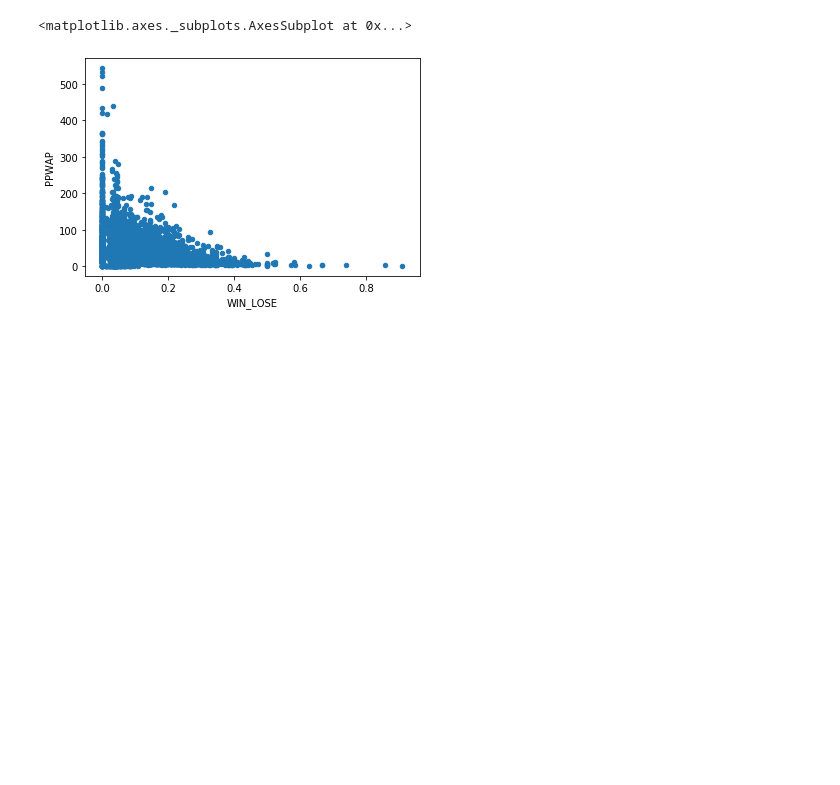
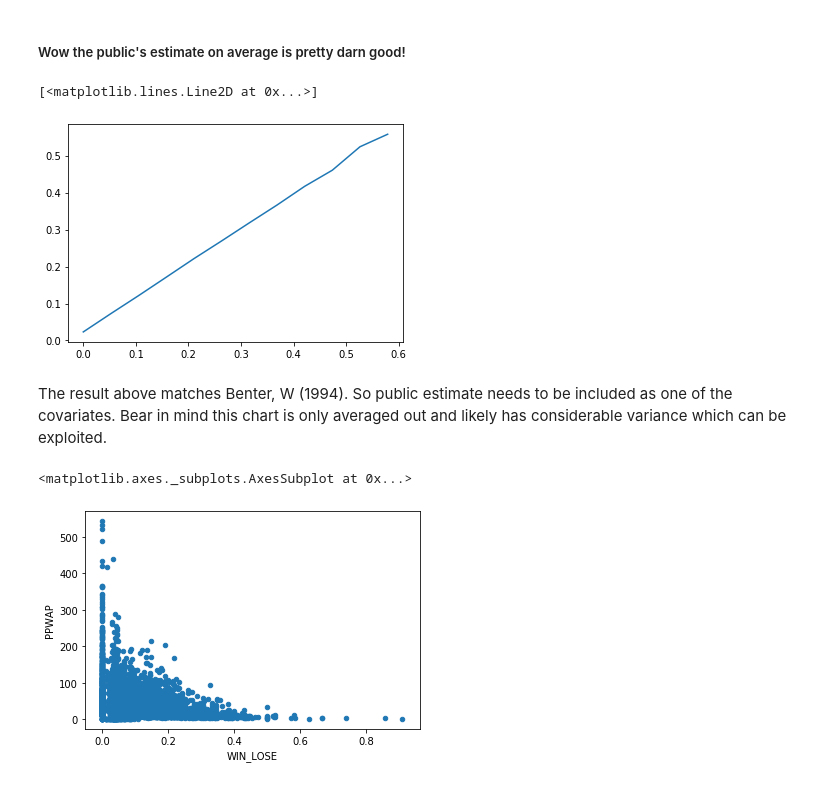
Before and after one commit to raphay3l/horses, a Jupyter notebook: EDA.ipynb, the cells around one changed output. Cells and saved outputs as stored; diff of their text form; code cells hidden in the pictures; blank space fills up the shorter version.

```diff
--- a/EDA.ipynb
+++ b/EDA.ipynb
@@ -69,0 +42,11 @@ df.loc[df['Horse'] == horse].sort_values(['Date']).tail(10)[['Date', 'Track','Be
+# %%
+dfclean = df.loc[df['Betfair SP'] > 0]
+dfclean['prob'] = 1/dfclean['Betfair SP']
+
+nbuckets = 20
+dfclean['buckets'] = pd.cut(dfclean['prob'], nbuckets, labels=False)
+dictionary = dict(zip([i for i in range(nbuckets)], np.linspace(0,1, num = nbuckets)))
+dfclean['buckets'] = dfclean['buckets'].map(dictionary)
+dfclean['win'] = (dfclean['Place'] == '1')*1
+dfclean = dfclean.loc[dfclean.buckets < 0.6] # Only consider up to 0.6 implied odds.
+publicvsactual = dfclean.groupby(['buckets']).win.sum()/dfclean.groupby(['buckets']).win.count()
@@ -70,3 +73,13 @@ df.loc[df['Horse'] == horse].sort_values(['Date']).tail(10)[['Date', 'Track','Be
+# %% [markdown]
+##### Wow the public's estimate on average is pretty darn good!
+# %%
+plt.plot(publicvsactual)
+# %% [output]
+[<matplotlib.lines.Line2D at 0x...>]
+[figure, added]
+# %% [markdown]
+The result above matches Benter, W (1994). So public estimate needs to be included as one of the covariates.
+Bear in mind this chart is only averaged out and likely has considerable variance which can be exploited.
 # %%
 def get_pct(price):
     horse_pct = df_betfair.groupby(['EVENT_ID', 'SELECTION_NAME'])[price].sum()
```
Also changed, not shown: parts of 8 cells of this notebook.
